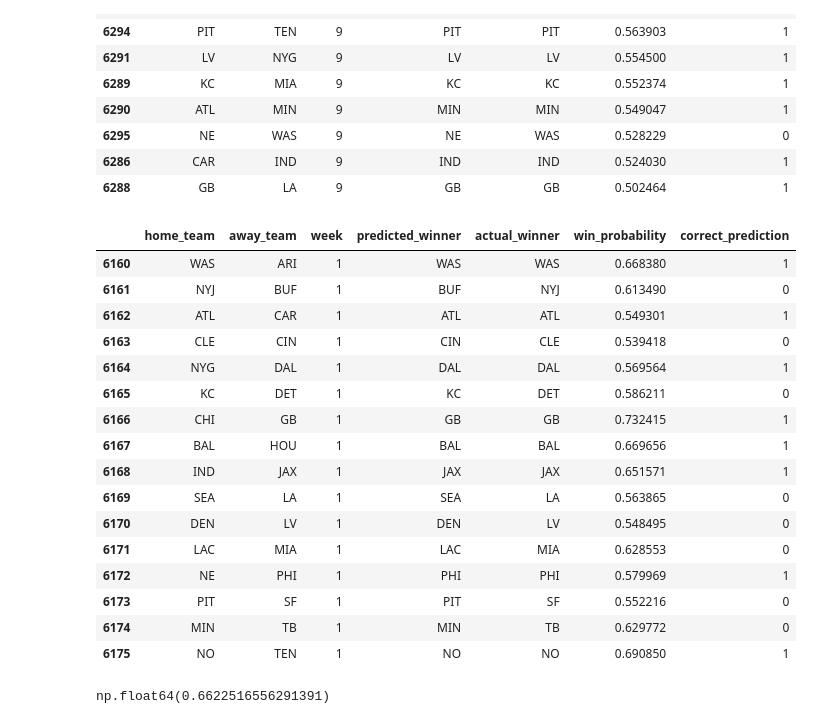
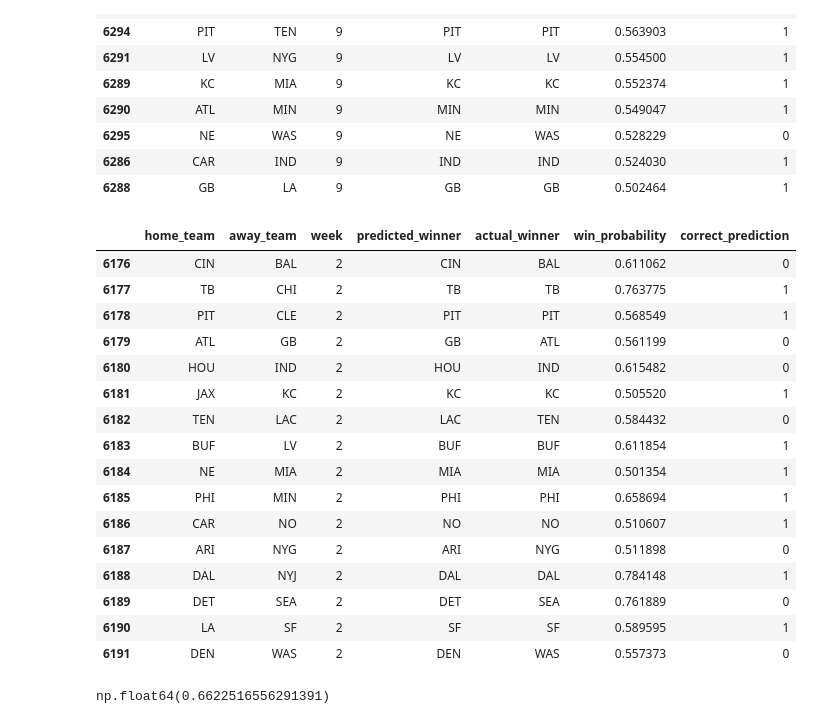
Before and after one commit to JoshCap20/NFLPredictor, a Jupyter notebook: train.ipynb, the cells around one changed output. Saved outputs shown, nothing was run; the diff lists cells and outputs as text; code cells hidden in the pictures.

```diff
--- a/train.ipynb
+++ b/train.ipynb
@@ -447,25 +447,25 @@ display(
 | 6286 | CAR | IND | 9 | IND | IND | 0.524030 | 1 |
 | 6288 | GB | LA | 9 | GB | GB | 0.502464 | 1 |
 # %%
-df_target.loc[df_target["week"] == 1]
+df_target.loc[df_target["week"] == 2]
 # %% [output]
 |  | home_team | away_team | week | predicted_winner | actual_winner | win_probability | correct_prediction |
-| 6160 | WAS | ARI | 1 | WAS | WAS | 0.668380 | 1 |
-| 6161 | NYJ | BUF | 1 | BUF | NYJ | 0.613490 | 0 |
-| 6162 | ATL | CAR | 1 | ATL | ATL | 0.549301 | 1 |
-| 6163 | CLE | CIN | 1 | CIN | CLE | 0.539418 | 0 |
-| 6164 | NYG | DAL | 1 | DAL | DAL | 0.569564 | 1 |
-| 6165 | KC | DET | 1 | KC | DET | 0.586211 | 0 |
-| 6166 | CHI | GB | 1 | GB | GB | 0.732415 | 1 |
-| 6167 | BAL | HOU | 1 | BAL | BAL | 0.669656 | 1 |
-| 6168 | IND | JAX | 1 | JAX | JAX | 0.651571 | 1 |
-| 6169 | SEA | LA | 1 | SEA | LA | 0.563865 | 0 |
-| 6170 | DEN | LV | 1 | DEN | LV | 0.548495 | 0 |
-| 6171 | LAC | MIA | 1 | LAC | MIA | 0.628553 | 0 |
-| 6172 | NE | PHI | 1 | PHI | PHI | 0.579969 | 1 |
-| 6173 | PIT | SF | 1 | PIT | SF | 0.552216 | 0 |
-| 6174 | MIN | TB | 1 | MIN | TB | 0.629772 | 0 |
-| 6175 | NO | TEN | 1 | NO | NO | 0.690850 | 1 |
+| 6176 | CIN | BAL | 2 | CIN | BAL | 0.611062 | 0 |
+| 6177 | TB | CHI | 2 | TB | TB | 0.763775 | 1 |
+| 6178 | PIT | CLE | 2 | PIT | PIT | 0.568549 | 1 |
+| 6179 | ATL | GB | 2 | GB | ATL | 0.561199 | 0 |
+| 6180 | HOU | IND | 2 | HOU | IND | 0.615482 | 0 |
+| 6181 | JAX | KC | 2 | KC | KC | 0.505520 | 1 |
+| 6182 | TEN | LAC | 2 | LAC | TEN | 0.584432 | 0 |
+| 6183 | BUF | LV | 2 | BUF | BUF | 0.611854 | 1 |
+| 6184 | NE | MIA | 2 | MIA | MIA | 0.501354 | 1 |
+| 6185 | PHI | MIN | 2 | PHI | PHI | 0.658694 | 1 |
+| 6186 | CAR | NO | 2 | NO | NO | 0.510607 | 1 |
+| 6187 | ARI | NYG | 2 | ARI | NYG | 0.511898 | 0 |
+| 6188 | DAL | NYJ | 2 | DAL | DAL | 0.784148 | 1 |
+| 6189 | DET | SEA | 2 | DET | SEA | 0.761889 | 0 |
+| 6190 | LA | SF | 2 | SF | SF | 0.589595 | 1 |
+| 6191 | DEN | WAS | 2 | DEN | WAS | 0.557373 | 0 |
 # %%
 # How many predictions with win probability above 60% are correct?
 df_target.loc[df_target["win_probability"] > 0.6, "correct_prediction"].mean()
```
